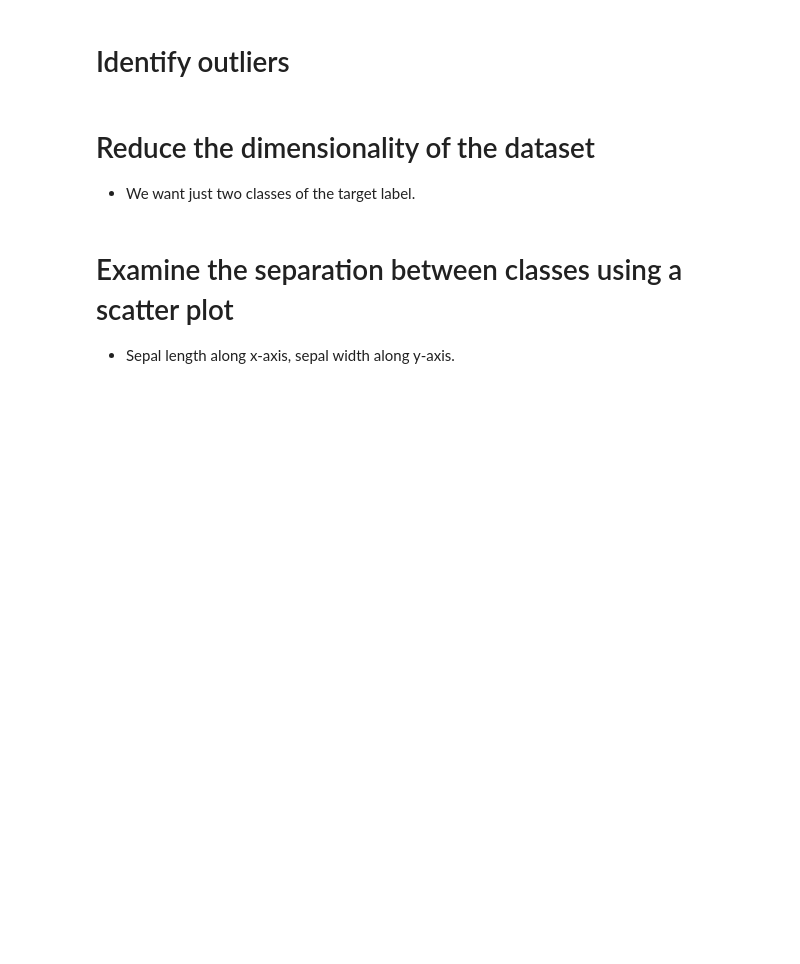
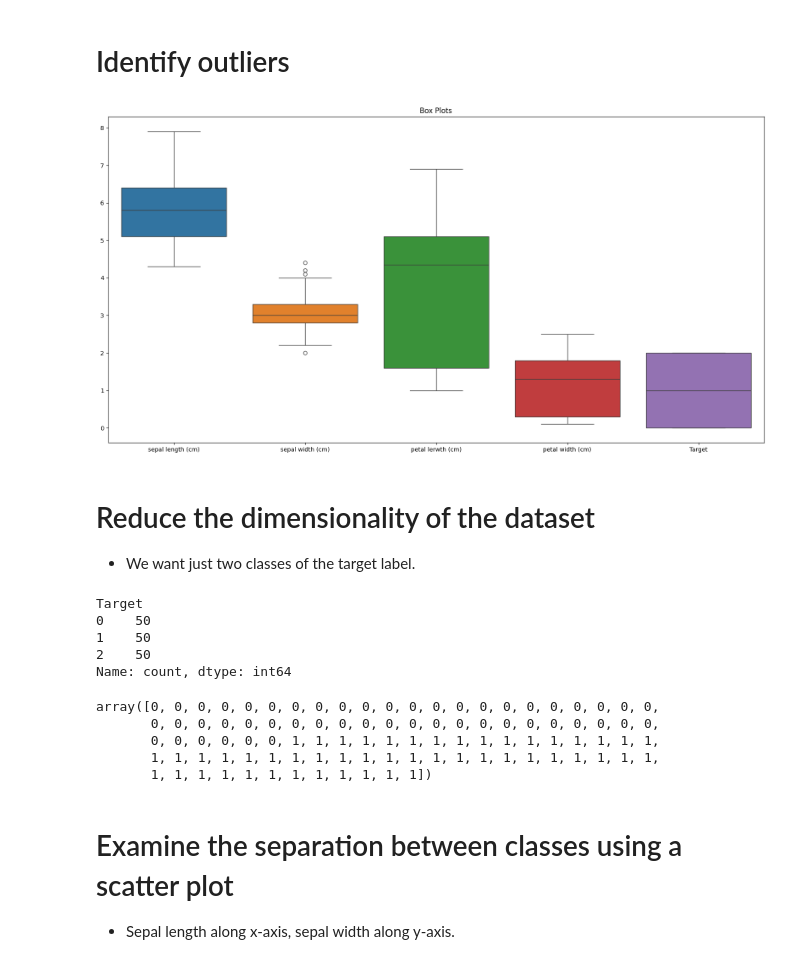
Before and after one commit to Tuwaiq-Data-Science-Bootcamp-V5/SVM_Lab1, a Jupyter notebook: SVMs-Iris.ipynb, the cells around one changed output. Cells and saved outputs as stored; diff of their text form; code cells hidden in the pictures; blank space fills up the shorter version.

```diff
--- a/SVMs-Iris.ipynb
+++ b/SVMs-Iris.ipynb
@@ -35,0 +46,4 @@ Libraries used in this project:
+# %%
+iris=datasets.load_iris()
+df=pd.DataFrame(iris.data, columns=iris.feature_names)
+df.head()
@@ -35,0 +57,3 @@ Libraries used in this project:
+# %%
+df['Target']=iris.target
+df.head()
@@ -38,9 +81,39 @@ Libraries used in this project:
 # %% [markdown]
 # Identify outliers
+# %%
+labels = [
+    'sepal length (cm)', 'sepal width (cm)', 'petal lerwth (cm)', 'petal width (cm)', 'Target'
+]
+fig, ax = plt.subplots(figsize=(20, 10))
+
+sns.boxplot(data=df, ax=ax)
+ax.set_xticklabels(labels)
+ax.set_title('Box Plots')
+
+plt.show()
+# %% [output]
+[figure, added]
 # %% [markdown]
 # Reduce the dimensionality of the dataset
 
 - We want just two classes of the target label.
+# %%
+df['Target'].value_counts()
+# %% [output]
+Target
+0    50
+1    50
+2    50
+Name: count, dtype: int64
+# %%
+df=df[df['Target']!=2]
+df['Target'].values
+# %% [output]
+array([0, 0, 0, 0, 0, 0, 0, 0, 0, 0, 0, 0, 0, 0, 0, 0, 0, 0, 0, 0, 0, 0,
+       0, 0, 0, 0, 0, 0, 0, 0, 0, 0, 0, 0, 0, 0, 0, 0, 0, 0, 0, 0, 0, 0,
+       0, 0, 0, 0, 0, 0, 1, 1, 1, 1, 1, 1, 1, 1, 1, 1, 1, 1, 1, 1, 1, 1,
+       1, 1, 1, 1, 1, 1, 1, 1, 1, 1, 1, 1, 1, 1, 1, 1, 1, 1, 1, 1, 1, 1,
+       1, 1, 1, 1, 1, 1, 1, 1, 1, 1, 1, 1])
 # %% [markdown]
 # Examine the separation between classes using a scatter plot
 
```
Also changed, not shown: parts of 24 cells of this notebook.
